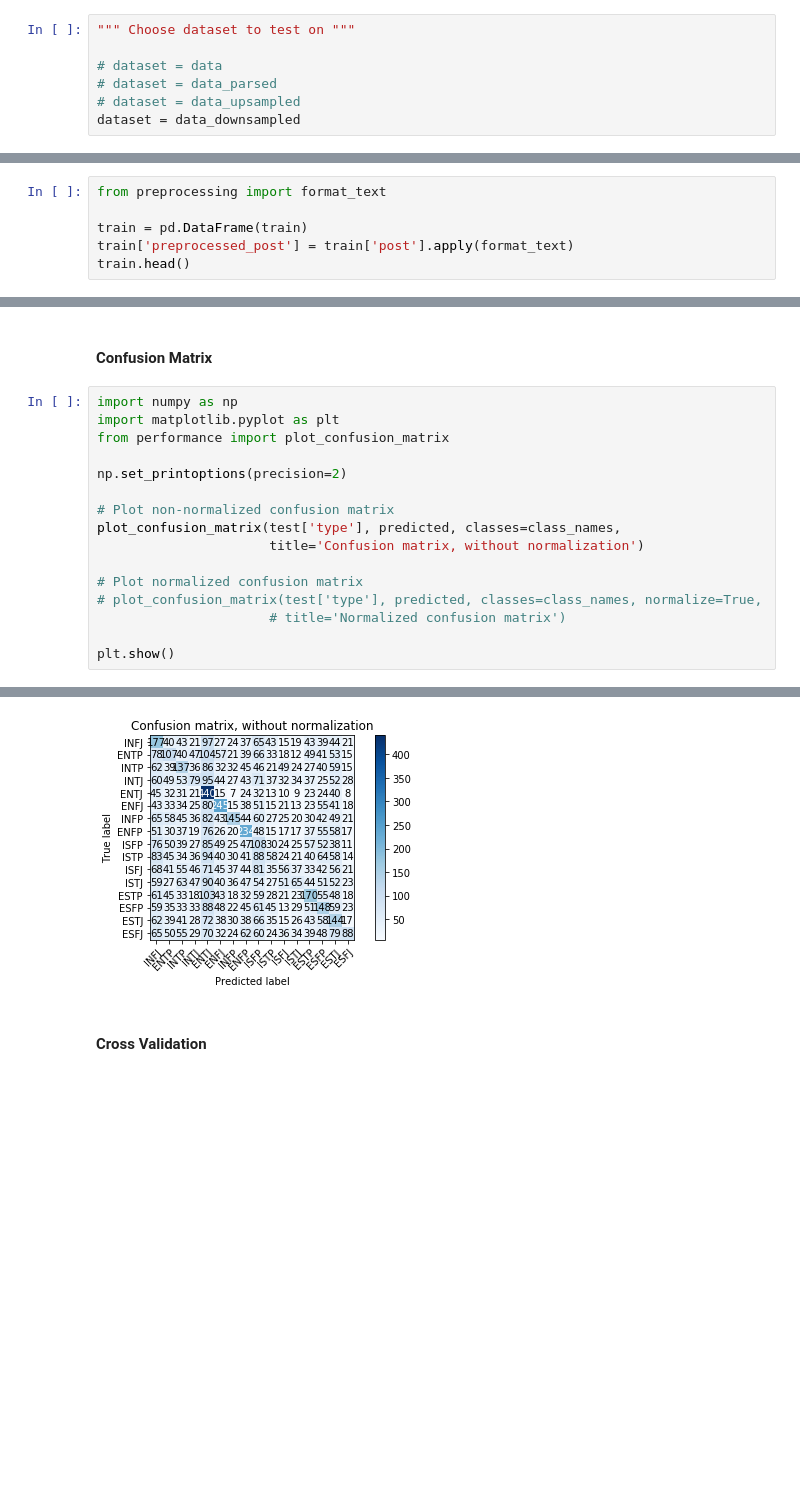
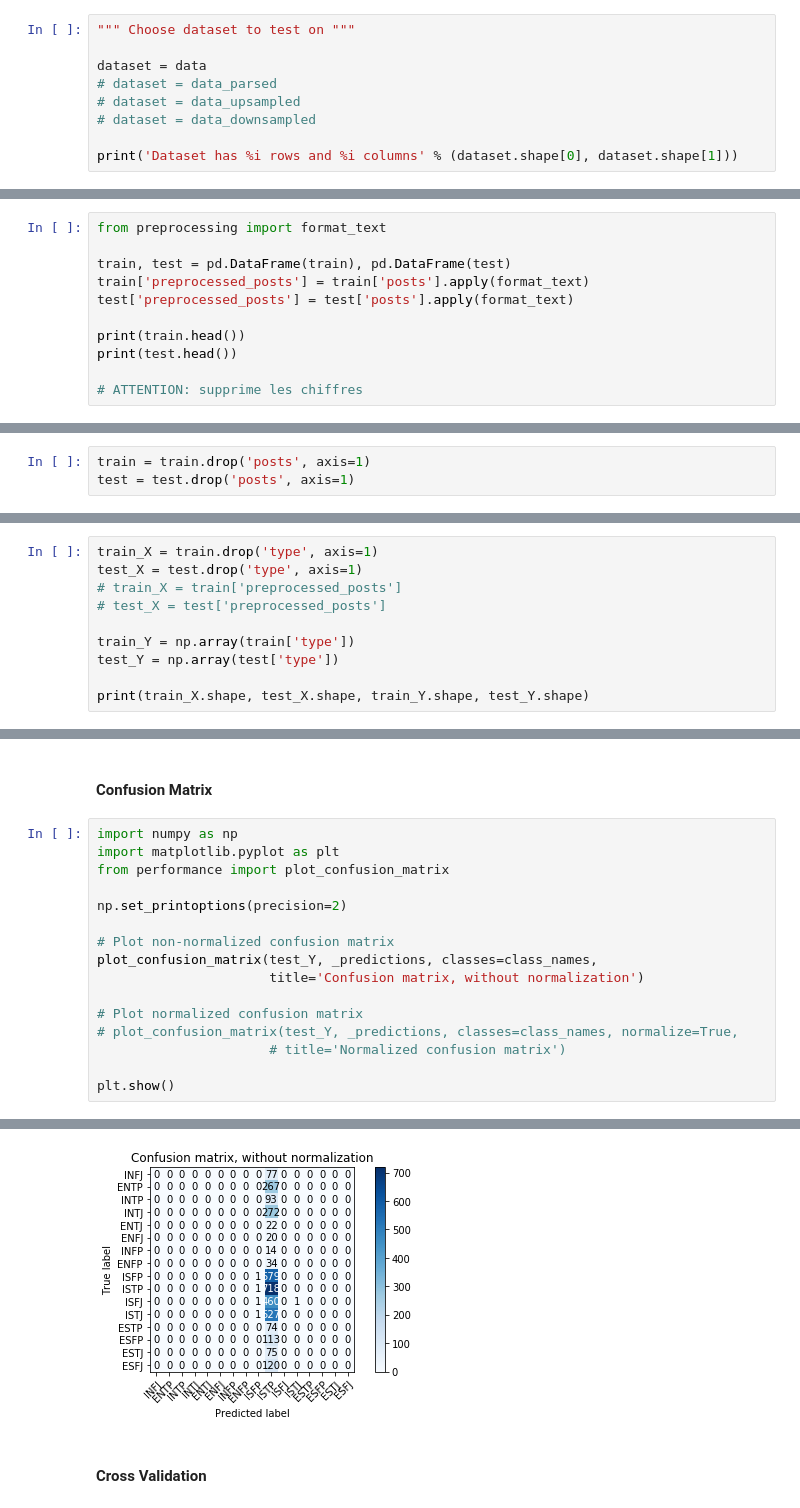
Before and after one commit to literate-waffle/mbti, a Jupyter notebook: mbti.ipynb, the cells around one changed output, grey strips where cells are left out. Saved outputs shown, nothing was run; the diff lists cells and outputs as text; blank space fills up the shorter version.

Commit message:
Rerun notebook with base data - imbalanced data IS an issue

```diff
--- a/mbti.ipynb
+++ b/mbti.ipynb
@@ -209,7 +238,9 @@ Name: type, dtype: int64
 # %%
 """ Choose dataset to test on """
 
-# dataset = data
+dataset = data
 # dataset = data_parsed
 # dataset = data_upsampled
-dataset = data_downsampled
+# dataset = data_downsampled
+
+print('Dataset has %i rows and %i columns' % (dataset.shape[0], dataset.shape[1]))
@@ -234,7 +277,12 @@ train.head()
 # %%
 from preprocessing import format_text
 
-train = pd.DataFrame(train)
-train['preprocessed_post'] = train['post'].apply(format_text)
-train.head()
+train, test = pd.DataFrame(train), pd.DataFrame(test)
+train['preprocessed_posts'] = train['posts'].apply(format_text)
+test['preprocessed_posts'] = test['posts'].apply(format_text)
+
+print(train.head())
+print(test.head())
+
+# ATTENTION: supprime les chiffres
 # %% [output]
@@ -247,2 +305,5 @@ train.head()
+# %%
+train = train.drop('posts', axis=1)
+test = test.drop('posts', axis=1)
 # %% [markdown]
 ### Classification
@@ -250,0 +312,10 @@ train.head()
+# %%
+train_X = train.drop('type', axis=1)
+test_X = test.drop('type', axis=1)
+# train_X = train['preprocessed_posts']
+# test_X = test['preprocessed_posts']
+
+train_Y = np.array(train['type'])
+test_Y = np.array(test['type'])
+
+print(train_X.shape, test_X.shape, train_Y.shape, test_Y.shape)
@@ -320,11 +464,11 @@ from performance import plot_confusion_matrix
 np.set_printoptions(precision=2)
 
 # Plot non-normalized confusion matrix
-plot_confusion_matrix(test['type'], predicted, classes=class_names,
+plot_confusion_matrix(test_Y, _predictions, classes=class_names,
                       title='Confusion matrix, without normalization')
 
 # Plot normalized confusion matrix
-# plot_confusion_matrix(test['type'], predicted, classes=class_names, normalize=True,
+# plot_confusion_matrix(test_Y, _predictions, classes=class_names, normalize=True,
                       # title='Normalized confusion matrix')
 
 plt.show()
@@ -349,4 +477,4 @@ Confusion matrix, without normalization
-[figure, old version]
+[figure, new version]
 # %% [markdown]
 #### Cross Validation
 # %%
```
Also changed, not shown: parts of 52 cells of this notebook, 1 other file.
